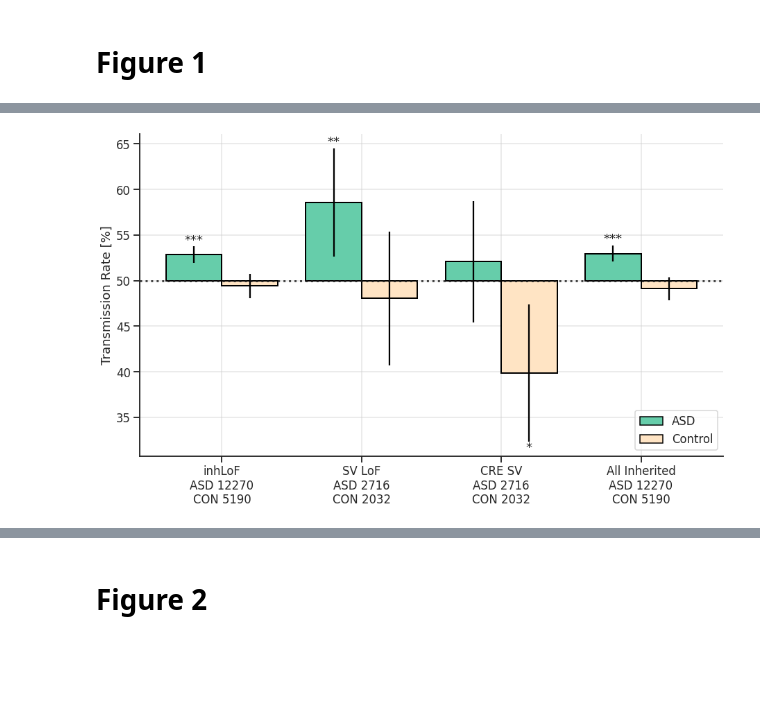
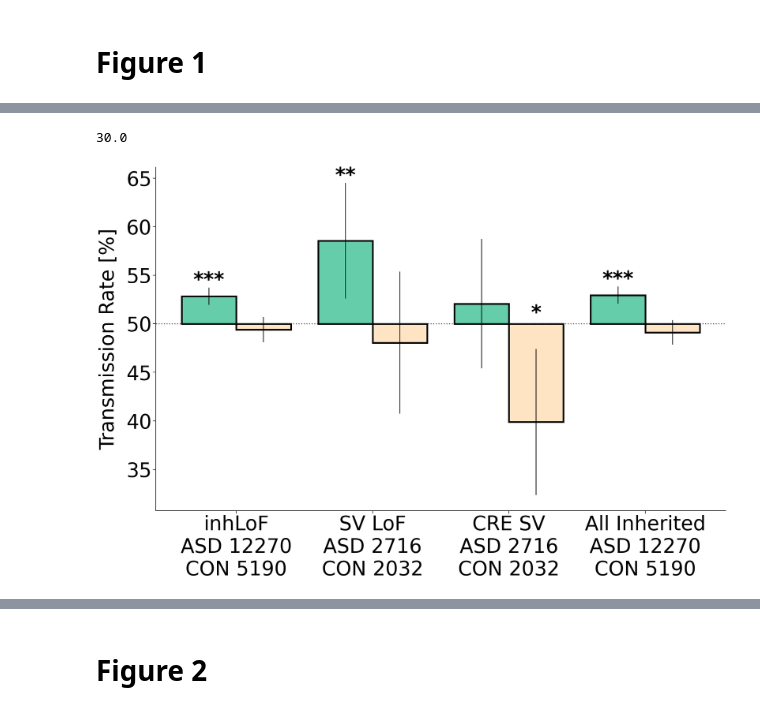
Before and after one commit to sebatlab/Antaki2021, a Jupyter notebook: Antaki2021_figures.ipynb, the cells around one changed output, grey strips where cells are left out. Saved outputs shown, nothing was run; the diff lists cells and outputs as text; code cells hidden in the pictures; blank space fills up the shorter version.

```diff
--- a/Antaki2021_figures.ipynb
+++ b/Antaki2021_figures.ipynb
@@ -151,0 +206,20 @@ ax = plot_ci2(cas_data_arr, ctl_data_arr, p_vals_arr)
+# %%
+df = pd.read_csv("/content/SummaryGeneticData_REACH_SSC_SPARK.SBayesR.csv", sep=",")
+
+
+df_reach = df[df['Cohort'] == "REACH"]
+print("REACH DNLOF SUM: " + str(sum(df_reach["dnLOF"])))
+print("REACH DNMIS SUM: " + str(sum(df_reach["dnMIS"])))
+
+df_ssc = df[df['Cohort'] == "SSC"]
+print("SSC DNLOF SUM: " + str(sum(df_ssc["dnLOF"])))
+print("SSC DNMIS SUM: " + str(sum(df_ssc["dnMIS"])))
+
+df_spark = df[df['Cohort'] == "SPARK"]
+df_spark_dnmis = df_spark.dropna(subset = ["dnMIS"])
+df_spark_dnlof = df_spark.dropna(subset = ["dnLOF"])
+print("SPARK DNLOF SUM: " + str(sum(df_spark_dnlof["dnLOF"])))
+print("SPARK DNMIS SUM: " + str(sum(df_spark_dnmis["dnMIS"])))
+
+print(30+256+391)
+print(538+114)
@@ -152,3 +235,7 @@ ax = plot_ci2(cas_data_arr, ctl_data_arr, p_vals_arr)
+# %%
+sum(df_reach["dnLOF"])
+# %% [output]
+30.0
 # %%
 # Figure 1B
 
@@ -172,7 +259,8 @@ def add_tbar(df, ax, x, width = 0.75, pbuf = 0.7):
         yerr = df['aff_tci']*100,
         color = pal[0],
         edgecolor = 'k',
-        linewidth = 2,
+        # linewidth = 2,
+        linewidth = LINEWIDTH,
     )
     ap = df['aff_tpval'].values[0]
     if ap <= 0.05:
@@ -181,7 +269,10 @@ def add_tbar(df, ax, x, width = 0.75, pbuf = 0.7):
             y = ((df['aff_trate'].values[0] - 0.5)*100) + (df['aff_tci'].values[0]*100) + pbuf,
             s = '{}'.format(format_p(ap)),
             ha = 'center',
-            va = 'center'
+            va = 'center',
+            fontsize = MASSIVE,
+            color = "black",
+            fontweight = "semibold"
         )
 
     ax.bar(
@@ -191,7 +282,8 @@ def add_tbar(df, ax, x, width = 0.75, pbuf = 0.7):
         yerr = df['con_tci']*100,
         color = pal[1],
         edgecolor = 'k',
-        linewidth = 2,
+        # linewidth = 2,
+        linewidth = LINEWIDTH,
 
     )
 
@@ -199,16 +291,20 @@ def add_tbar(df, ax, x, width = 0.75, pbuf = 0.7):
     if cp <= 0.05:
         ax.text(
             x = x + width,
-            y = ((df['con_trate'].values[0] - 0.5)*100) - (df['con_tci'].values[0]*100) - pbuf,
+            # y = ((df['con_trate'].values[0] - 0.5)*100) - (df['con_tci'].values[0]*100) - pbuf,
+            y = ((df['con_trate'].values[0] - 0.5)*100) - (df['con_tci'].values[0]*100) + 18 + pbuf,
             s = '{}'.format(format_p(cp)),
             ha = 'center',
-            va = 'center'
+            va = 'center',
+            fontsize = MASSIVE,
+            color = "black",
+            fontweight = "semibold"
         )
     chi = df['tot_chisq'].values[0]
     pheight = 2
 
 df = pd.read_csv("all_t1burden_tdt_results.tsv",sep="\t")
-groups = ['snv_indel_lof','sv_lof','cresv','combined_lof_cre']
+groups = ['snv_indel_lof', 'sv_lof', 'cresv', 'combined_lof_cre']
 df = df[df["group_id"].isin(groups)]
 
 # Plotting
@@ -217,48 +313,56 @@ for x in range(1, len(groups) + 1):
   ind.append(x)
 
 sns.set_context("talk")
-f, ax = plt.subplots(1, 1, figsize = (13,8))
+# f, ax = plt.subplots(1, 1, figsize = (13,8))
+f, ax = plt.subplots(1,1, figsize=FIGSIZE_DEFAULT)
+
 
 width = 2/5
 for i,g in enumerate(groups):
   add_tbar(df.loc[df["group_id"] == g], ax, ind[i], width)
 
-ax.set_ylabel('Transmission Rate [%]')
+ax.set_ylabel('Transmission Rate [%]', fontsize = MASSIVE, labelpad = YLABEL_PAD, color = "black")
 
 ytick_step = 5
 rng = 20
 ax.set_yticks([x for x in range(-1*rng, rng + ytick_step, ytick_step)])
 ax.set_yticklabels([x for x in range(50 - rng, 50 + rng + ytick_step, ytick_step)])
 ax.set_xticks([x + (width/2) for x in ind])
 
 xlabs = ['inhLoF','SV LoF','CRE SV','All Inherited']
 xtix = [
     '{}\nASD {}\nCON {}'.format(
         xlabs[i],
         df.loc[df['group_id'] == g]['n_asd_tot'].values[0],
         df.loc[df['group_id'] == g]['n_con_tot'].values[0],
     )
     for i,g in enumerate(groups)
 ]
 
 xmin, xmax = ax.set_xlim()
 ax.hlines(y = 0, xmin = xmin, xmax = xmax, alpha = 0.8, color = '#1c1c1c', linestyle = ':',linewidth=3)
 ax.set_xticklabels(xtix)
 
 pal = ['mediumaquamarine', 'bisque']
 leg = [
     Patch(facecolor = pal[0], edgecolor = 'k', label = 'ASD'),
     Patch(facecolor = pal[1], edgecolor = 'k', label = 'Control')
 ]
 
-ax.legend(handles = leg, loc = 4)
-ax.xaxis.grid(alpha = 0.5)
-ax.yaxis.grid(alpha = 0.5)
+# ax.legend(handles = leg, loc = 4, fontsize = MASSIVE)
+# ax.xaxis.grid(alpha = 0.5)
+# ax.yaxis.grid(alpha = 0.5)
 ax.set_axisbelow(True)
 sns.despine(ax = ax)
 f.tight_layout()
-f.savefig("fig1_tdt_final.png")
-f.savefig("fig1_tdt_final.svg")
+
+plt.yticks(fontsize = MASSIVE, color = "black")
+plt.xticks(fontsize = MASSIVE, color = "black")
+
+
+f.savefig("fig1b.png", bbox_inches = "tight")
+f.savefig("fig1b.pdf", bbox_inches = "tight")
+f.savefig("fig1b.svg", bbox_inches = "tight")
 # %% [output]
-[figure, old version]
+[figure, new version]
 # %%
```
Also changed, not shown: parts of 40 cells of this notebook.
